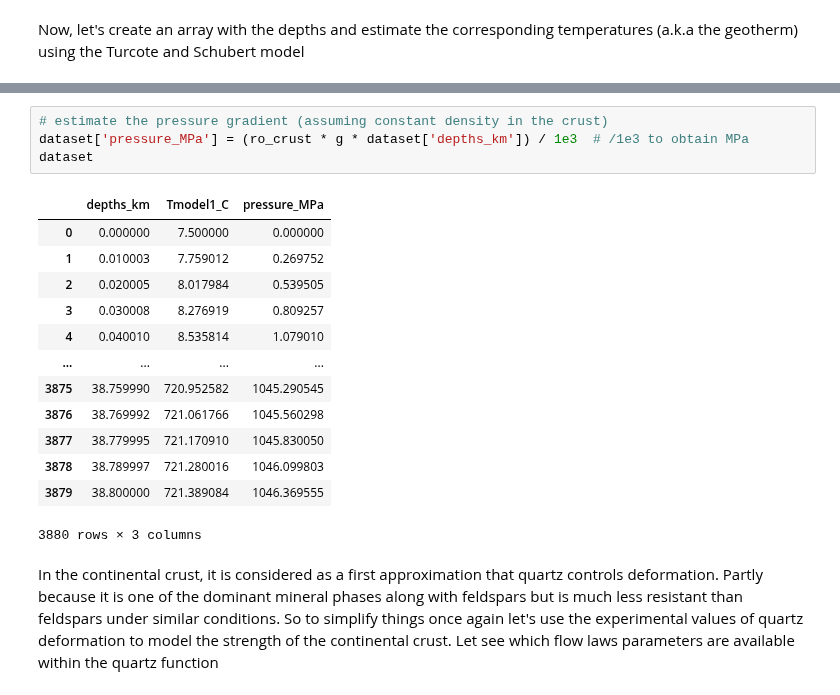
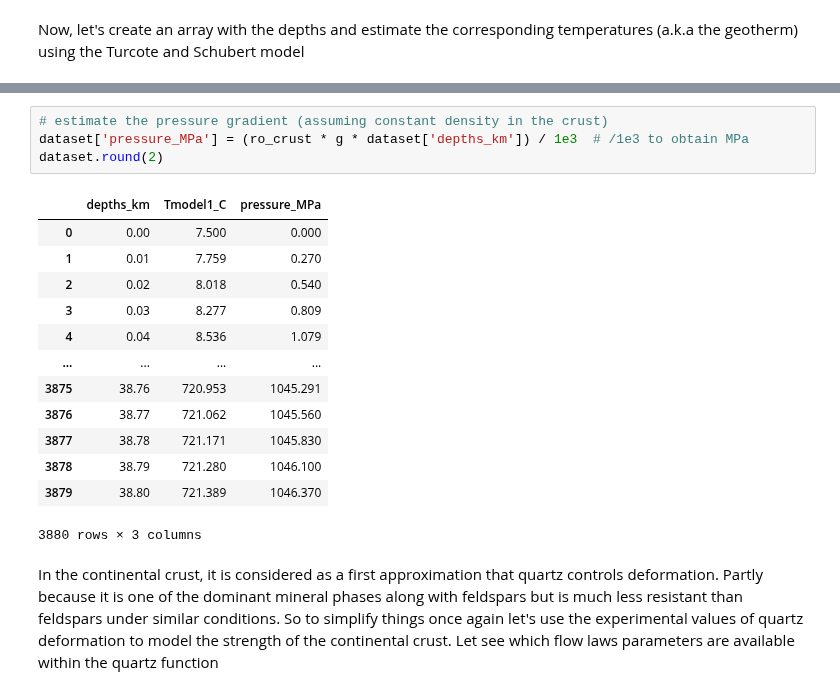
Before and after one commit to marcoalopez/strength_envelopes, a Jupyter notebook: notebooks/creep_flow_laws.ipynb, the cells around one changed output, grey strips where cells are left out. Cells and saved outputs as stored; diff of their text form.

```diff
--- a/notebooks/creep_flow_laws.ipynb
+++ b/notebooks/creep_flow_laws.ipynb
@@ -165,20 +165,20 @@ dataset
 # %%
 # estimate the pressure gradient (assuming constant density in the crust)
 dataset['pressure_MPa'] = (ro_crust * g * dataset['depths_km']) / 1e3  # /1e3 to obtain MPa
-dataset
+dataset.round(2)
 # %% [output]
 |  | depths_km | Tmodel1_C | pressure_MPa |
-| 0 | 0.000000 | 7.500000 | 0.000000 |
-| 1 | 0.010003 | 7.759012 | 0.269752 |
-| 2 | 0.020005 | 8.017984 | 0.539505 |
-| 3 | 0.030008 | 8.276919 | 0.809257 |
-| 4 | 0.040010 | 8.535814 | 1.079010 |
+| 0 | 0.00 | 7.500 | 0.000 |
+| 1 | 0.01 | 7.759 | 0.270 |
+| 2 | 0.02 | 8.018 | 0.540 |
+| 3 | 0.03 | 8.277 | 0.809 |
+| 4 | 0.04 | 8.536 | 1.079 |
 | ... | ... | ... | ... |
-| 3875 | 38.759990 | 720.952582 | 1045.290545 |
-| 3876 | 38.769992 | 721.061766 | 1045.560298 |
-| 3877 | 38.779995 | 721.170910 | 1045.830050 |
-| 3878 | 38.789997 | 721.280016 | 1046.099803 |
-| 3879 | 38.800000 | 721.389084 | 1046.369555 |
+| 3875 | 38.76 | 720.953 | 1045.291 |
+| 3876 | 38.77 | 721.062 | 1045.560 |
+| 3877 | 38.78 | 721.171 | 1045.830 |
+| 3878 | 38.79 | 721.280 | 1046.100 |
+| 3879 | 38.80 | 721.389 | 1046.370 |
 3880 rows × 3 columns
 # %% [markdown]
 In the continental crust, it is considered as a first approximation that quartz controls deformation. Partly because it is one of the dominant mineral phases along with feldspars but is much less resistant than feldspars under similar conditions. So to simplify things once again let's use the experimental values of quartz deformation to model the strength of the continental crust. Let see which flow laws parameters are available within the quartz function
```
Also changed, not shown: parts of 4 cells of this notebook.
